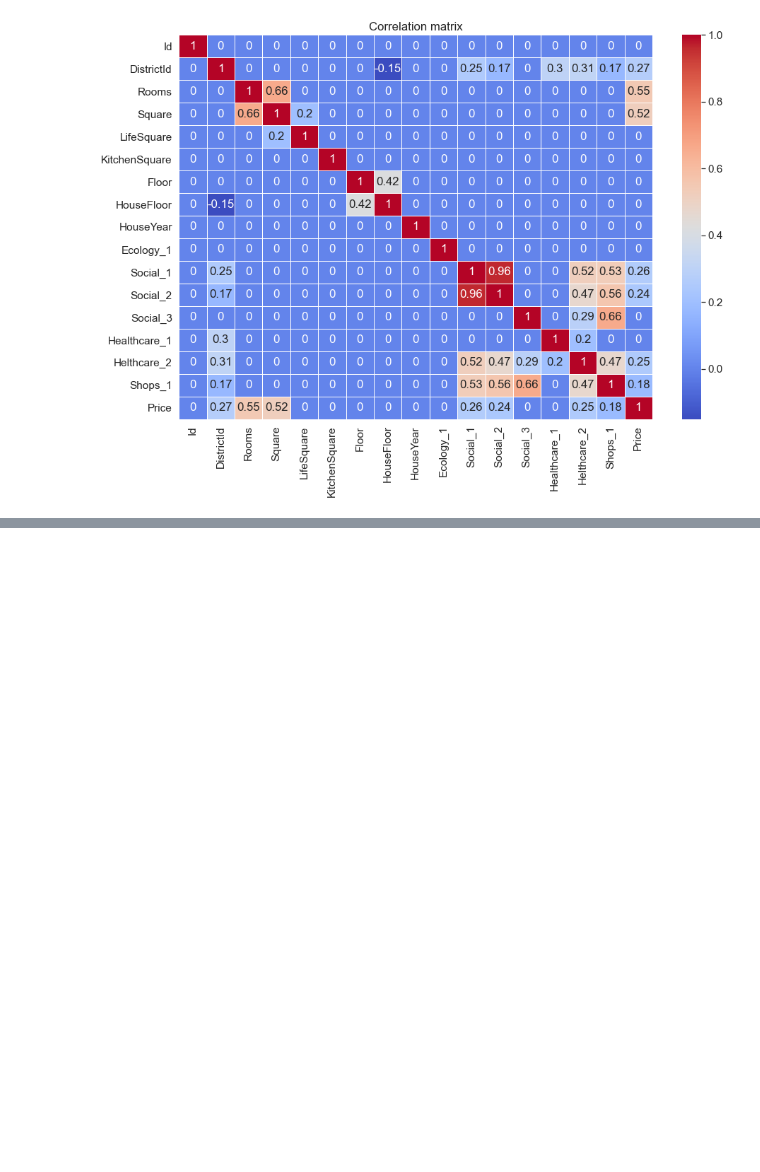
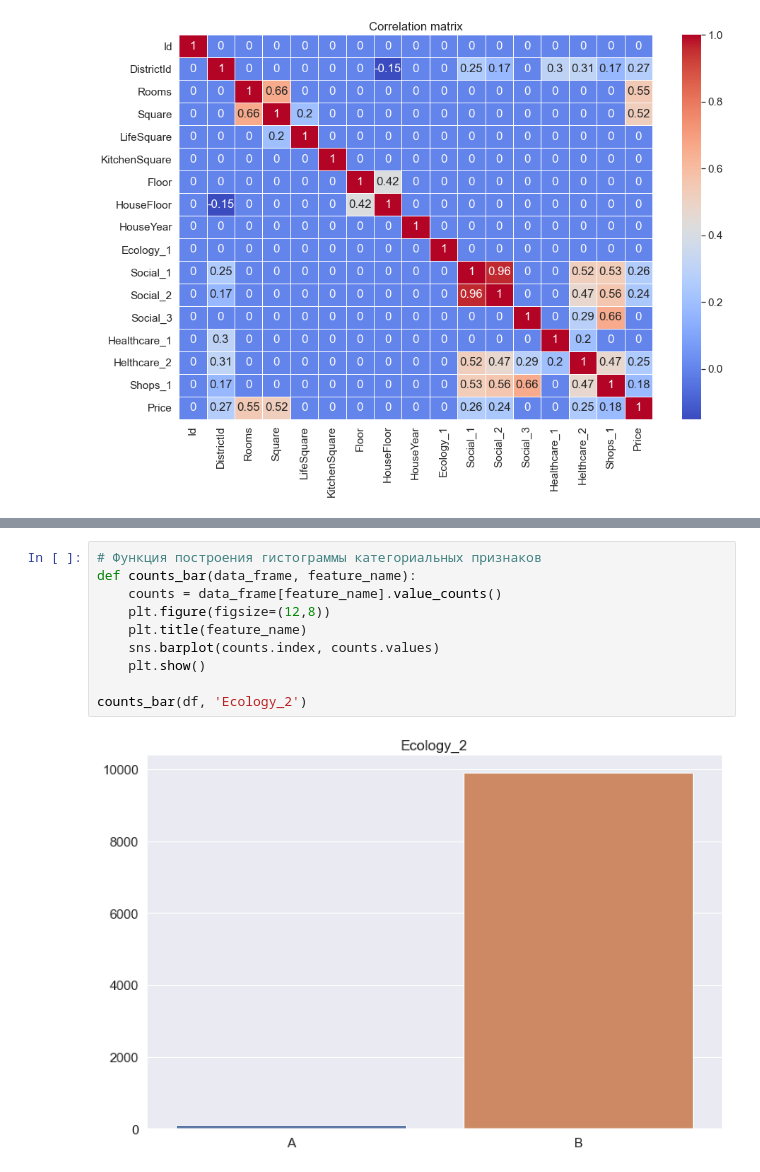
Before and after one commit to NickHlzv/Numpy-Pandas-Scikit, a Jupyter notebook: Course/Course.ipynb, the cells around one changed output, grey strips where cells are left out. Cells and saved outputs as stored; diff of their text form; blank space fills up the shorter version.

Commit message:
Первичное преобразование категориальных признаков

```diff
--- a/Course/Course.ipynb
+++ b/Course/Course.ipynb
@@ -380 +401,13 @@ plt.show()
 Поработаем с категориальными признаками
+# %%
+# Функция построения гистограммы категориальных признаков
+def counts_bar(data_frame, feature_name):
+    counts = data_frame[feature_name].value_counts()
+    plt.figure(figsize=(12,8))
+    plt.title(feature_name)
+    sns.barplot(counts.index, counts.values)
+    plt.show()
+
+counts_bar(df, 'Ecology_2')
+# %% [output]
+[figure, added]
```
Also changed, not shown: parts of 7 cells of this notebook.
